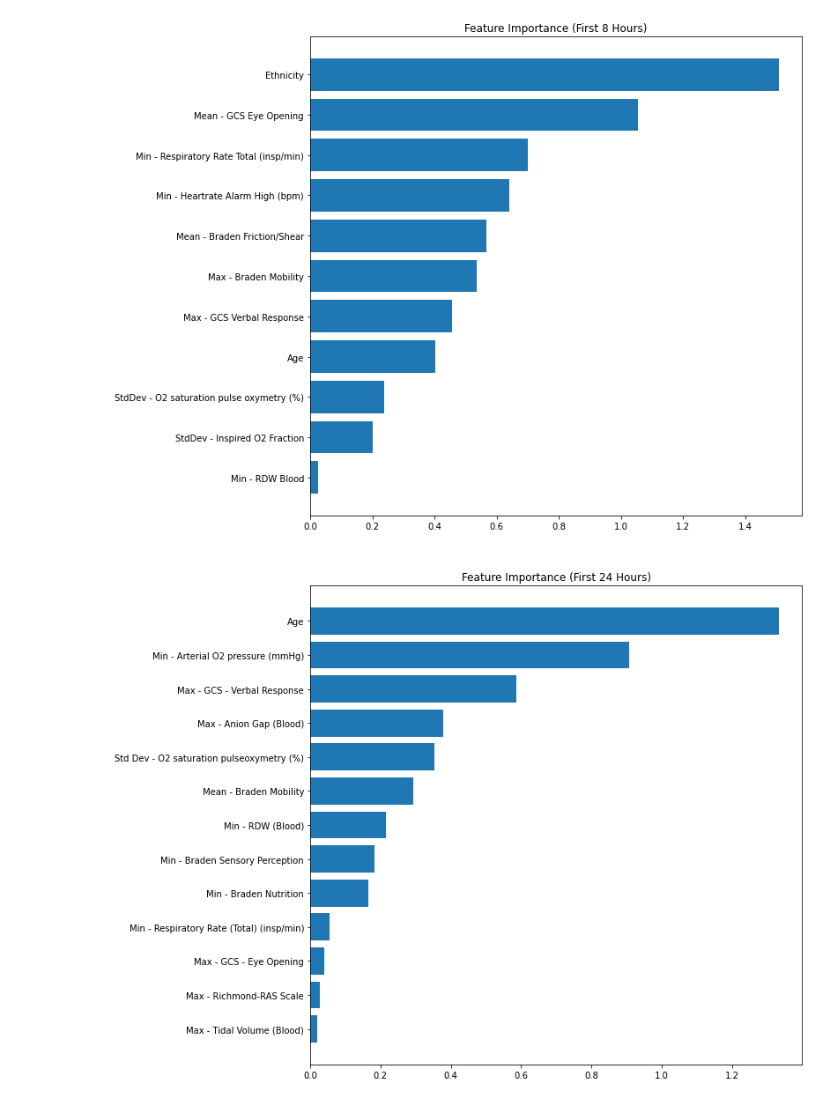
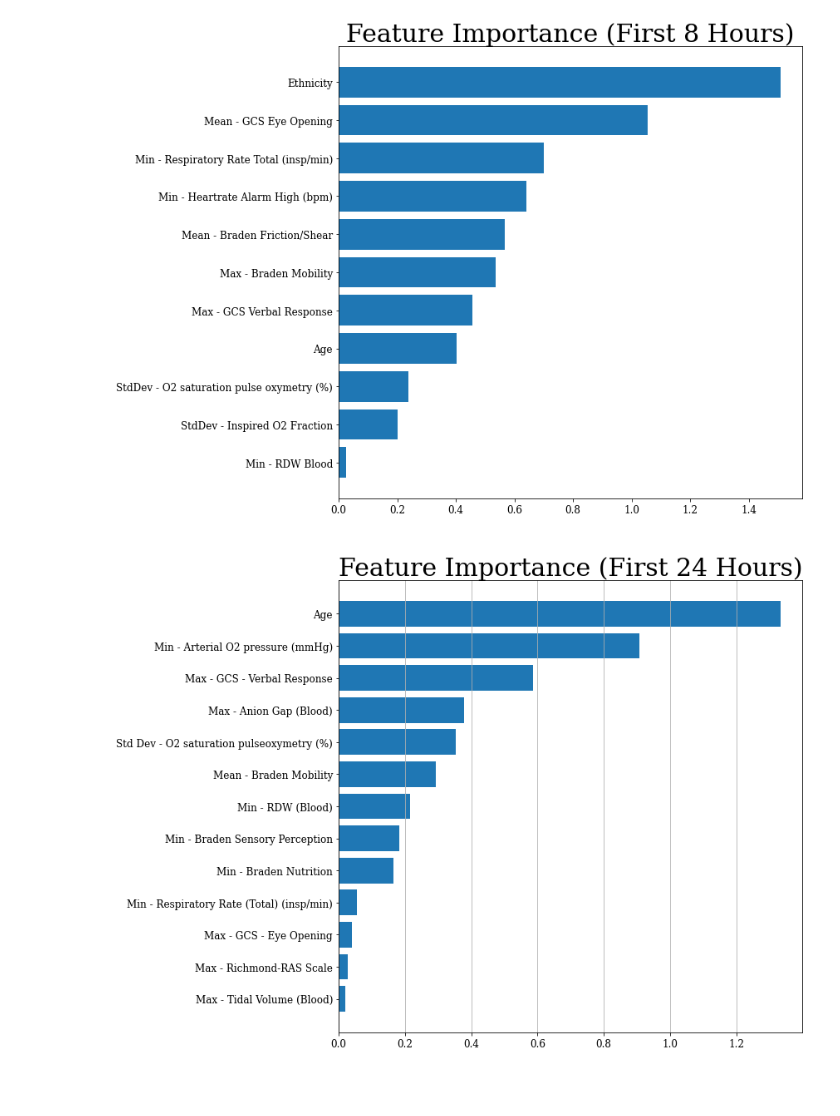
Before and after one commit to DimopDim/MimicIV, a Jupyter notebook: Cyprus_Paper/19_Important_features_plot.ipynb, the cells around one changed output. Saved outputs shown, nothing was run; the diff lists cells and outputs as text; code cells hidden in the pictures.

Commit message:
most important features plot

```diff
--- a/Cyprus_Paper/19_Important_features_plot.ipynb
+++ b/Cyprus_Paper/19_Important_features_plot.ipynb
@@ -1,5 +1,8 @@
+# %%
+import matplotlib.pyplot as plt
+plt.rcParams.update({'font.family':'serif'})
+plt.rcParams.update({'font.size': 12})
 # %%
-import matplotlib.pyplot as plt
 names = [
     'Min - RDW Blood',
     'StdDev - Inspired O2 Fraction',
@@ -7,35 +10,35 @@ names = [
     'Age',
     'Max - GCS Verbal Response',
     'Max - Braden Mobility',
     'Mean - Braden Friction/Shear',
     'Min - Heartrate Alarm High (bpm)',
     'Min - Respiratory Rate Total (insp/min)',
     'Mean - GCS Eye Opening',
     'Ethnicity'
 ]
 values = [
           0.02650561573513783,
           0.20182842806368653,
           0.23722830894290597,
           0.4013635075009716,
           0.4553551938249018,
           0.5352289945634922,
           0.5677877743560258,
           0.6404841111732895,
           0.70166454592341,
           1.0550,
           1.5072
 ]
 
 plt.figure(figsize=(10, 10))
-plt.title('Feature Importance (First 8 Hours)')
+plt.title('Feature Importance (First 8 Hours)', fontsize=30)
 plt.barh(names, values)
 #plt.grid(which='major', axis='x', linestyle='-')
 plt.ylabel(' ')
 plt.xlabel(' ')
 plt.show()
 # %% [output]
-[figure, old version]
+[figure, new version]
 # %%
 names = [
     'Max - Tidal Volume (Blood)',
@@ -69,11 +72,11 @@ values = [
 ]
 
 plt.figure(figsize=(10, 10))
-plt.title('Feature Importance (First 24 Hours)')
+plt.title('Feature Importance (First 24 Hours)', fontsize=30)
 plt.barh(names, values)
-#plt.grid(which='major', axis='x', linestyle='-')
+plt.grid(which='major', axis='x', linestyle='-')
 plt.ylabel(' ')
 plt.xlabel(' ')
 plt.show()
 # %% [output]
-[figure, old version]
+[figure, new version]
```
